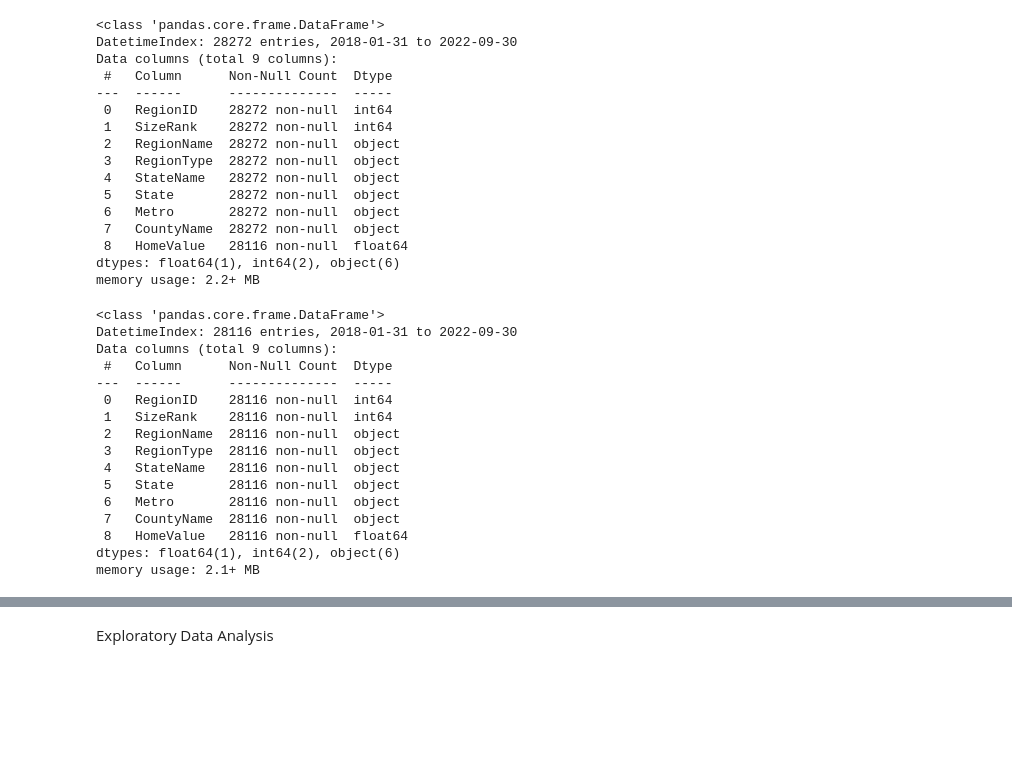
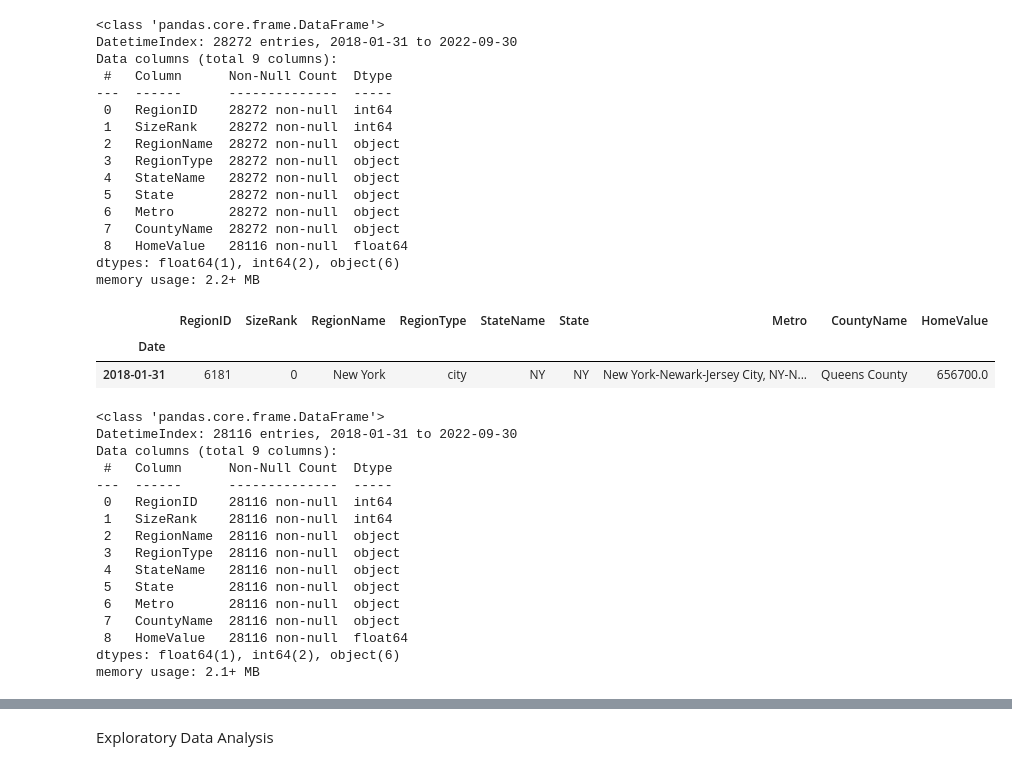
Before and after one commit to JamesCraig35/Preparing-Time-Series-from-Wide-Form-Data--Core-, a Jupyter notebook: Gridsearch SARIMA Models (Core).ipynb, the cells around one changed output, grey strips where cells are left out. Saved outputs shown, nothing was run; the diff lists cells and outputs as text; code cells hidden in the pictures; blank space fills up the shorter version.

```diff
--- a/Gridsearch SARIMA Models (Core).ipynb
+++ b/Gridsearch SARIMA Models (Core).ipynb
@@ -234,25 +223,30 @@ Data columns (total 9 columns):
  8   HomeValue   28116 non-null  float64
 dtypes: float64(1), int64(2), object(6)
 memory usage: 2.2+ MB
-# %%
-# Drop rows with null values in the 'HomeValue' column
-ts = ts.dropna(subset=['HomeValue'])
-# Data is clean and prepared for modeling
-ts.info()
-# %% [output]
-<class 'pandas.core.frame.DataFrame'>
-DatetimeIndex: 28116 entries, 2018-01-31 to 2022-09-30
-Data columns (total 9 columns):
- #   Column      Non-Null Count  Dtype
----  ------      --------------  -----
- 0   RegionID    28116 non-null  int64
- 1   SizeRank    28116 non-null  int64
- 2   RegionName  28116 non-null  object
- 3   RegionType  28116 non-null  object
- 4   StateName   28116 non-null  object
- 5   State       28116 non-null  object
- 6   Metro       28116 non-null  object
- 7   CountyName  28116 non-null  object
- 8   HomeValue   28116 non-null  float64
-dtypes: float64(1), int64(2), object(6)
-memory usage: 2.1+ MB
+# %%
+ts.head(1)
+# %% [output]
+|  | RegionID | SizeRank | RegionName | RegionType | StateName | State | Metro | CountyName | HomeValue |
+| Date |  |  |  |  |  |  |  |  |  |
+| 2018-01-31 | 6181 | 0 | New York | city | NY | NY | New York-Newark-Jersey City, NY-N... | Queens County | 656700.0 |
+# %%
+# Discarding Nulls
+ts = ts.dropna(subset=['HomeValue'])
+ts.info()
+# %% [output]
+<class 'pandas.core.frame.DataFrame'>
+DatetimeIndex: 28116 entries, 2018-01-31 to 2022-09-30
+Data columns (total 9 columns):
+ #   Column      Non-Null Count  Dtype
+---  ------      --------------  -----
+ 0   RegionID    28116 non-null  int64
+ 1   SizeRank    28116 non-null  int64
+ 2   RegionName  28116 non-null  object
+ 3   RegionType  28116 non-null  object
+ 4   StateName   28116 non-null  object
+ 5   State       28116 non-null  object
+ 6   Metro       28116 non-null  object
+ 7   CountyName  28116 non-null  object
+ 8   HomeValue   28116 non-null  float64
+dtypes: float64(1), int64(2), object(6)
+memory usage: 2.1+ MB
```
Also changed, not shown: parts of 25 cells of this notebook.
